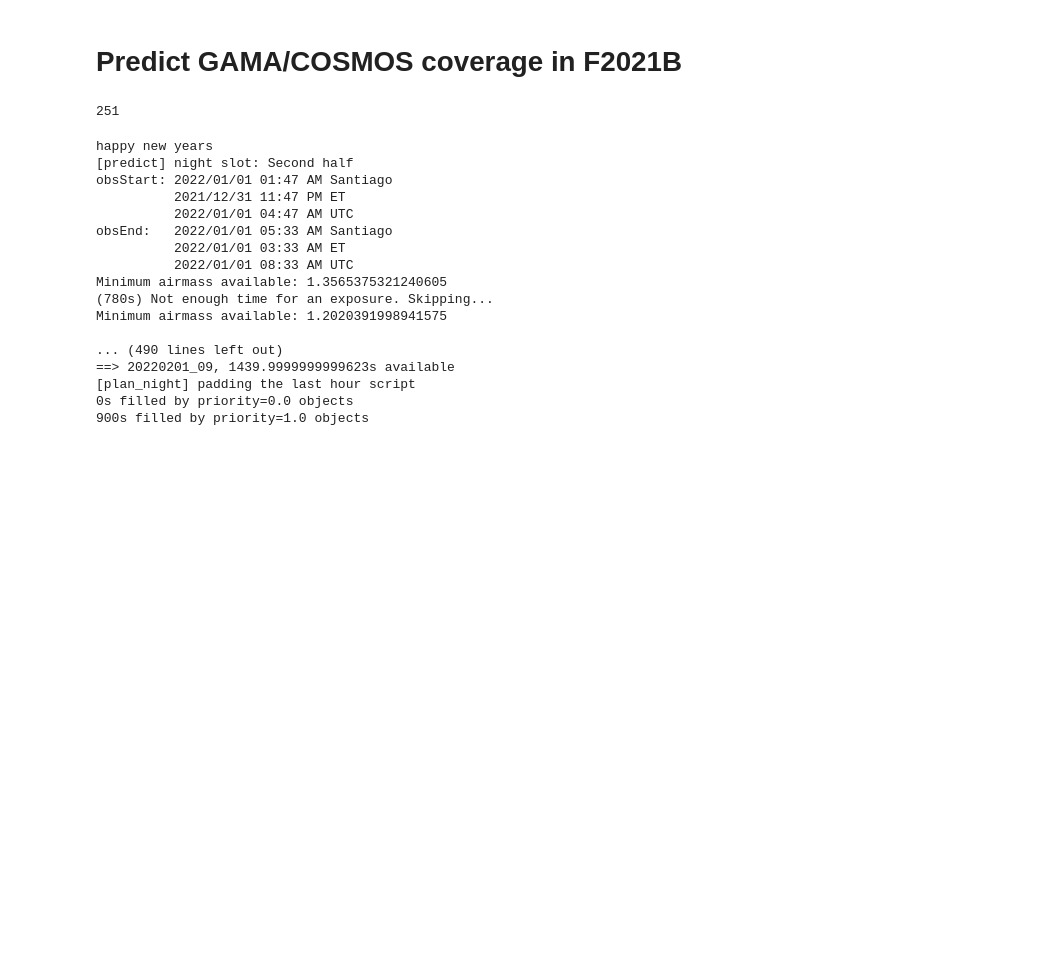
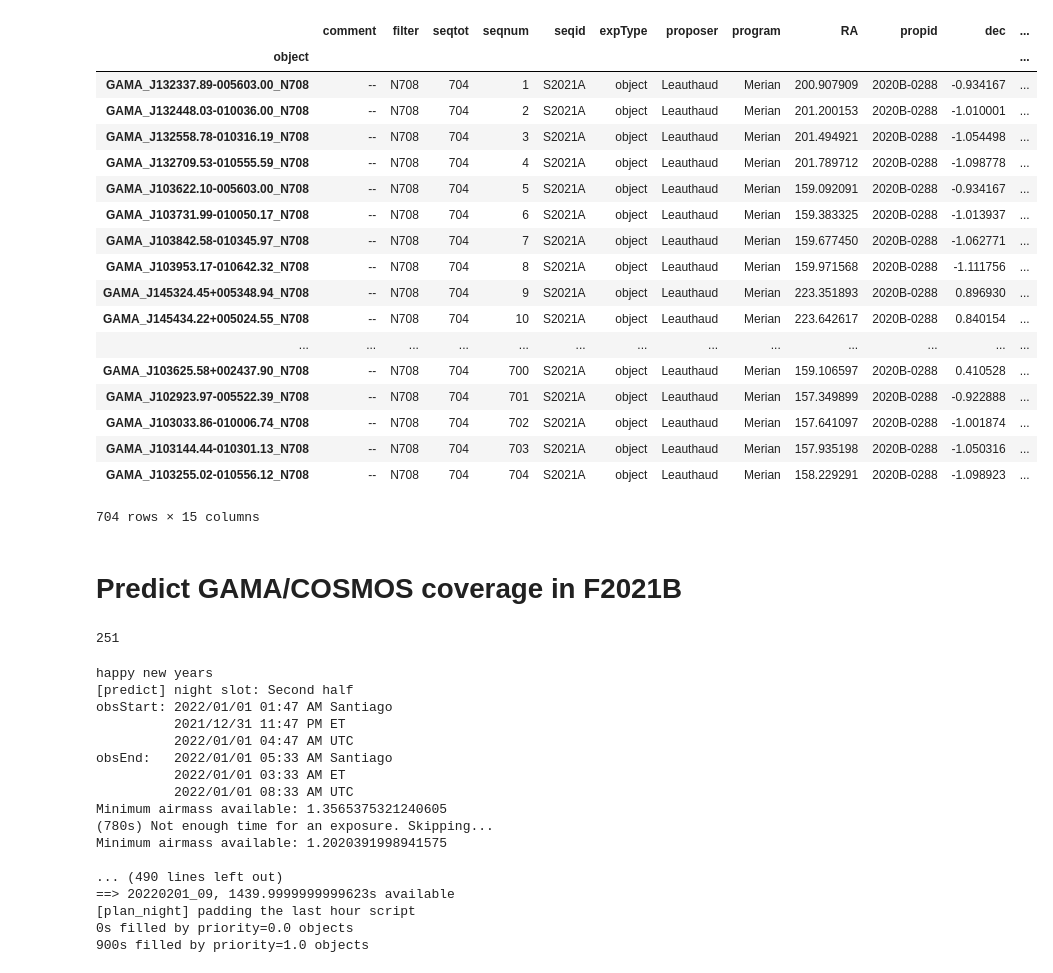
Before and after one commit to MerianSurvey/skipper, a Jupyter notebook: notebooks/Predict2022A.ipynb, the cells around one changed output. Drawn from its saved outputs; the diff is of its cells as text; code cells hidden in the pictures; blank space fills up the shorter version.

```diff
--- a/notebooks/Predict2022A.ipynb
+++ b/notebooks/Predict2022A.ipynb
@@ -24,8 +24,30 @@ import pytz
 ctio = observe.ObservingSite ()
 # %%
 oiii_pointings = sigjson_f2021b.load_mastercat_cosmos ()
-halpha_pointings = sigjson_f2021b.load_mastercat_cosmos ( '../pointings/S2021A.csv')
+halpha_pointings = sigjson_f2021b.load_mastercat_cosmos ( '../json/gama_2022A.csv')
 all_pointings = np.concatenate([oiii_pointings.index, halpha_pointings.index])
+# %%
+halpha_pointings
+# %% [output]
+|  | comment | filter | seqtot | seqnum | seqid | expType | proposer | program | RA | propid | dec | ... |
+| object |  |  |  |  |  |  |  |  |  |  |  | ... |
+| GAMA_J132337.89-005603.00_N708 | -- | N708 | 704 | 1 | S2021A | object | Leauthaud | Merian | 200.907909 | 2020B-0288 | -0.934167 | ... |
+| GAMA_J132448.03-010036.00_N708 | -- | N708 | 704 | 2 | S2021A | object | Leauthaud | Merian | 201.200153 | 2020B-0288 | -1.010001 | ... |
+| GAMA_J132558.78-010316.19_N708 | -- | N708 | 704 | 3 | S2021A | object | Leauthaud | Merian | 201.494921 | 2020B-0288 | -1.054498 | ... |
+| GAMA_J132709.53-010555.59_N708 | -- | N708 | 704 | 4 | S2021A | object | Leauthaud | Merian | 201.789712 | 2020B-0288 | -1.098778 | ... |
+| GAMA_J103622.10-005603.00_N708 | -- | N708 | 704 | 5 | S2021A | object | Leauthaud | Merian | 159.092091 | 2020B-0288 | -0.934167 | ... |
+| GAMA_J103731.99-010050.17_N708 | -- | N708 | 704 | 6 | S2021A | object | Leauthaud | Merian | 159.383325 | 2020B-0288 | -1.013937 | ... |
+| GAMA_J103842.58-010345.97_N708 | -- | N708 | 704 | 7 | S2021A | object | Leauthaud | Merian | 159.677450 | 2020B-0288 | -1.062771 | ... |
+| GAMA_J103953.17-010642.32_N708 | -- | N708 | 704 | 8 | S2021A | object | Leauthaud | Merian | 159.971568 | 2020B-0288 | -1.111756 | ... |
+| GAMA_J145324.45+005348.94_N708 | -- | N708 | 704 | 9 | S2021A | object | Leauthaud | Merian | 223.351893 | 2020B-0288 | 0.896930 | ... |
+| GAMA_J145434.22+005024.55_N708 | -- | N708 | 704 | 10 | S2021A | object | Leauthaud | Merian | 223.642617 | 2020B-0288 | 0.840154 | ... |
+| ... | ... | ... | ... | ... | ... | ... | ... | ... | ... | ... | ... | ... |
+| GAMA_J103625.58+002437.90_N708 | -- | N708 | 704 | 700 | S2021A | object | Leauthaud | Merian | 159.106597 | 2020B-0288 | 0.410528 | ... |
+| GAMA_J102923.97-005522.39_N708 | -- | N708 | 704 | 701 | S2021A | object | Leauthaud | Merian | 157.349899 | 2020B-0288 | -0.922888 | ... |
+| GAMA_J103033.86-010006.74_N708 | -- | N708 | 704 | 702 | S2021A | object | Leauthaud | Merian | 157.641097 | 2020B-0288 | -1.001874 | ... |
+| GAMA_J103144.44-010301.13_N708 | -- | N708 | 704 | 703 | S2021A | object | Leauthaud | Merian | 157.935198 | 2020B-0288 | -1.050316 | ... |
+| GAMA_J103255.02-010556.12_N708 | -- | N708 | 704 | 704 | S2021A | object | Leauthaud | Merian | 158.229291 | 2020B-0288 | -1.098923 | ... |
+704 rows × 15 columns
 # %%
 tele = pd.read_csv('/Users/kadofong/Downloads/tele20210912.csv')
 coo = observe.CopilotOutput ('/Users/kadofong/Downloads/db_merian.fits',
```
Also changed, not shown: parts of 4 cells of this notebook, 3 other files.
